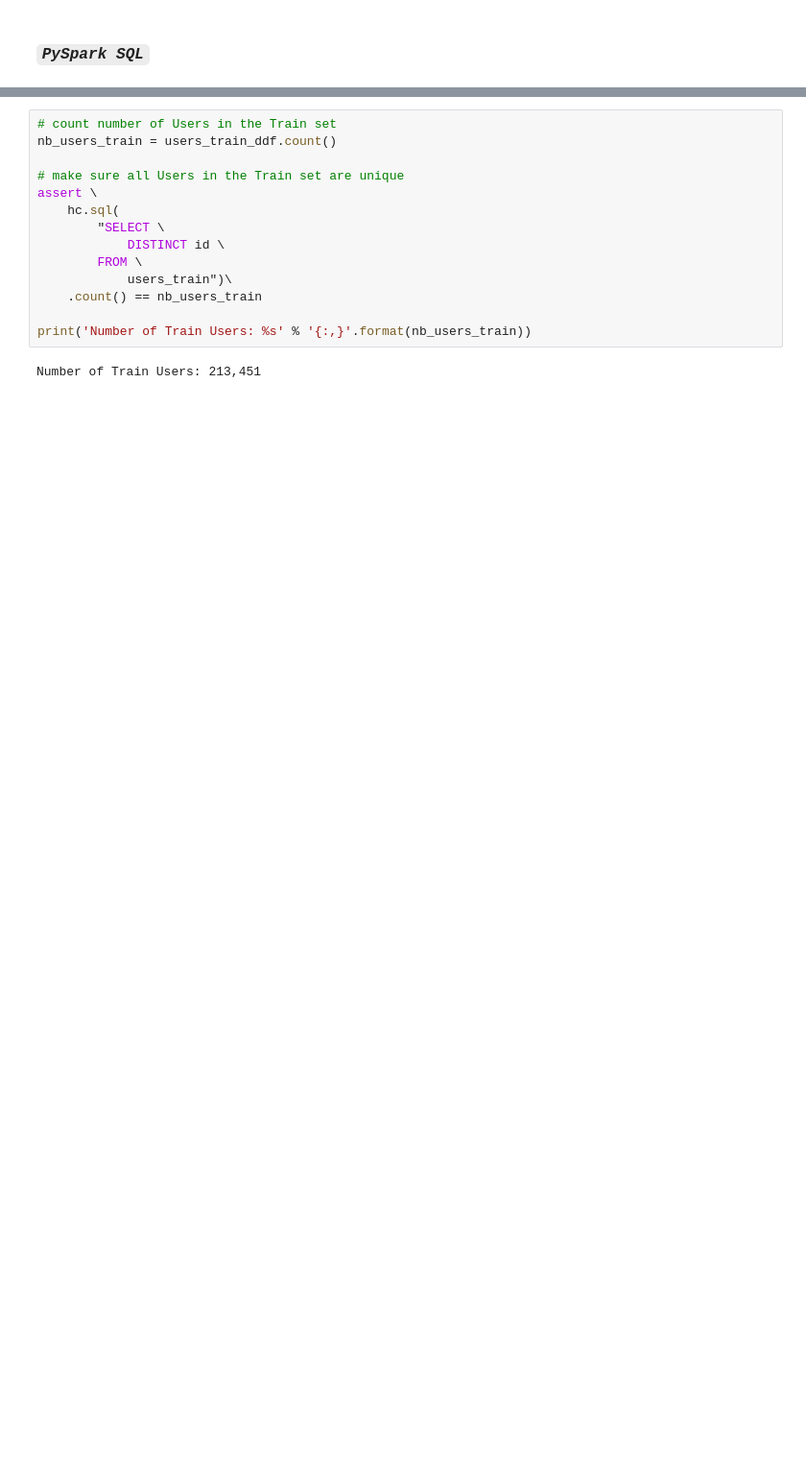
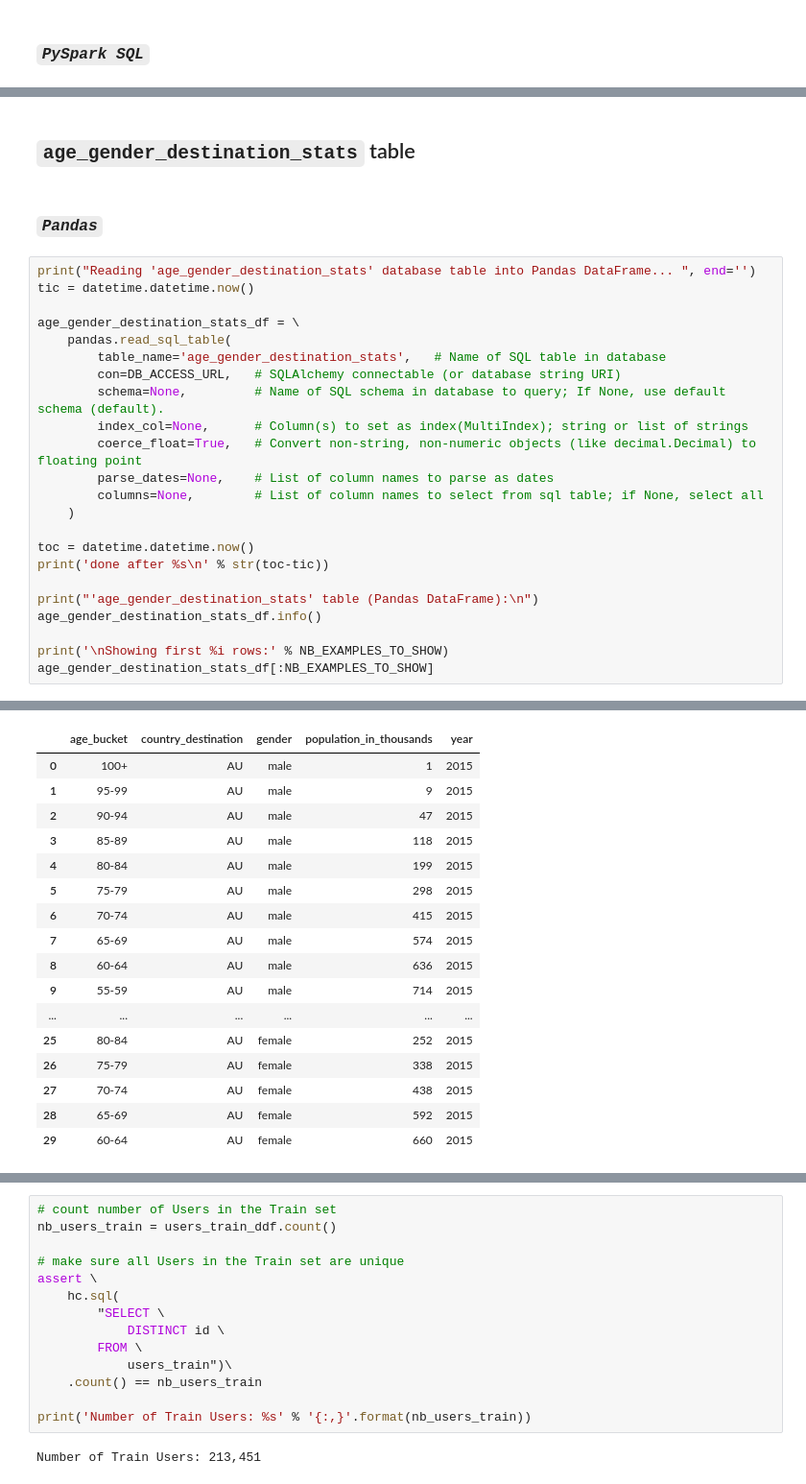
Before and after one commit to ChicagoBoothAnalytics/RelationalData, a Jupyter notebook: Cases/Kaggle AirBnB/Python/KaggleAirBnB-PythonPandas-PySparkDataFrameSQL.ipynb, the cells around one changed output, grey strips where cells are left out. Shown at 96% size. Drawn from its saved outputs; the diff is of its cells as text; blank space fills up the shorter version.

```diff
--- a/Cases/Kaggle AirBnB/Python/KaggleAirBnB-PythonPandas-PySparkDataFrameSQL.ipynb
+++ b/Cases/Kaggle AirBnB/Python/KaggleAirBnB-PythonPandas-PySparkDataFrameSQL.ipynb
@@ -485,0 +601,28 @@ Time Taken: 0:00:00.310883
+# %% [markdown]
+## __`age_gender_destination_stats`__ table
+# %% [markdown]
+### ___`Pandas`___
+# %%
+print("Reading 'age_gender_destination_stats' database table into Pandas DataFrame... ", end='')
+tic = datetime.datetime.now()
+
+age_gender_destination_stats_df = \
+    pandas.read_sql_table(
+        table_name='age_gender_destination_stats',   # Name of SQL table in database
+        con=DB_ACCESS_URL,   # SQLAlchemy connectable (or database string URI)
+        schema=None,         # Name of SQL schema in database to query; If None, use default schema (default).
+        index_col=None,      # Column(s) to set as index(MultiIndex); string or list of strings
+        coerce_float=True,   # Convert non-string, non-numeric objects (like decimal.Decimal) to floating point
+        parse_dates=None,    # List of column names to parse as dates
+        columns=None,        # List of column names to select from sql table; if None, select all
+    )
+
+toc = datetime.datetime.now()
+print('done after %s\n' % str(toc-tic))
+
+print("'age_gender_destination_stats' table (Pandas DataFrame):\n")
+age_gender_destination_stats_df.info()
+
+print('\nShowing first %i rows:' % NB_EXAMPLES_TO_SHOW)
+age_gender_destination_stats_df[:NB_EXAMPLES_TO_SHOW]
+# %% [output]
@@ -485,0 +645,17 @@ Time Taken: 0:00:00.310883
+|  | age_bucket | country_destination | gender | population_in_thousands | year |
+| 0 | 100+ | AU | male | 1 | 2015 |
+| 1 | 95-99 | AU | male | 9 | 2015 |
+| 2 | 90-94 | AU | male | 47 | 2015 |
+| 3 | 85-89 | AU | male | 118 | 2015 |
+| 4 | 80-84 | AU | male | 199 | 2015 |
+| 5 | 75-79 | AU | male | 298 | 2015 |
+| 6 | 70-74 | AU | male | 415 | 2015 |
+| 7 | 65-69 | AU | male | 574 | 2015 |
+| 8 | 60-64 | AU | male | 636 | 2015 |
+| 9 | 55-59 | AU | male | 714 | 2015 |
+| ... | ... | ... | ... | ... | ... |
+| 25 | 80-84 | AU | female | 252 | 2015 |
+| 26 | 75-79 | AU | female | 338 | 2015 |
+| 27 | 70-74 | AU | female | 438 | 2015 |
+| 28 | 65-69 | AU | female | 592 | 2015 |
+| 29 | 60-64 | AU | female | 660 | 2015 |
```
Also changed, not shown: parts of 62 cells of this notebook.
